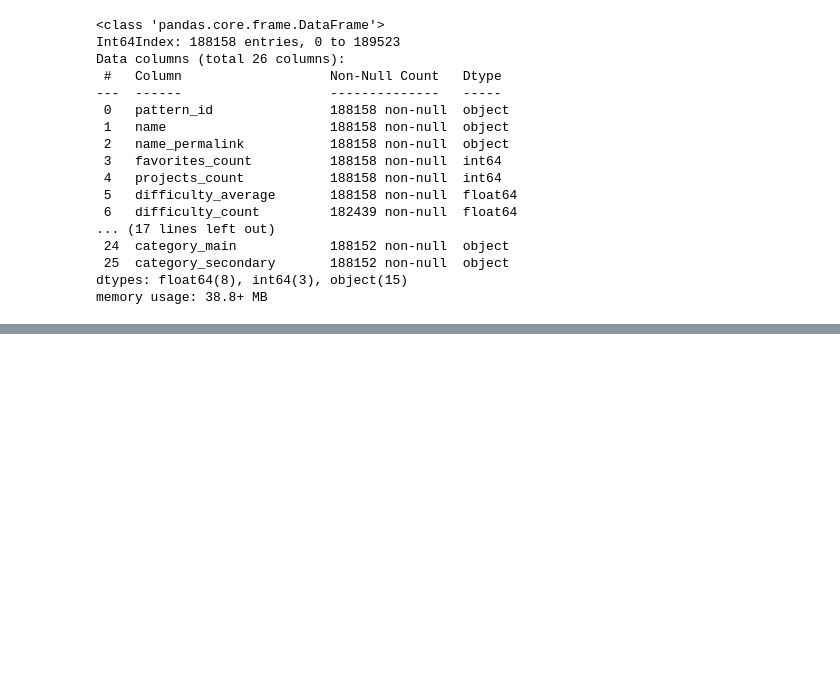
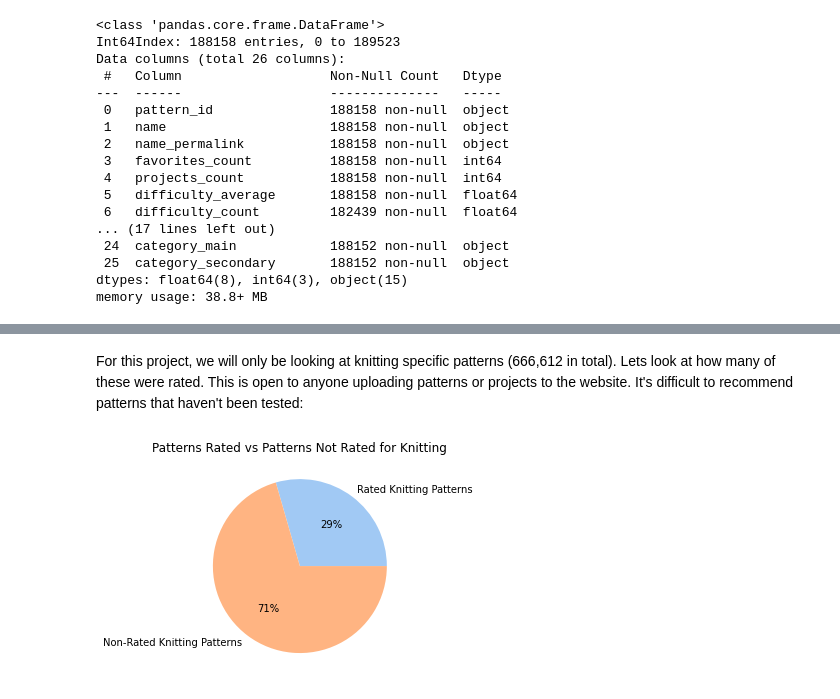
Before and after one commit to LilaKelland/Ravelry-Recommender-Engine, a Jupyter notebook: 1.1-exploratory-data-analysis.ipynb, the cells around one changed output, grey strips where cells are left out. Cells and saved outputs as stored; diff of their text form; code cells hidden in the pictures; blank space fills up the shorter version.

```diff
--- a/1.1-exploratory-data-analysis.ipynb
+++ b/1.1-exploratory-data-analysis.ipynb
@@ -179,0 +107,12 @@ users_with_avatar = 712601
+# %% [markdown]
+For this project, we will only be looking at knitting specific patterns (666,612 in total).  Lets look at how many of these were rated.  This is open to anyone uploading patterns or projects to the website.  It's difficult to recommend patterns that haven't been tested:
+# %%
+# Plot knitting by rated/ unrated
+data = [knitting_patterns-knitting_rated_unrated, knitting_rated_unrated]
+labels = ['Rated Knitting Patterns', 'Non-Rated Knitting Patterns']
+
+plt.pie(data, labels = labels,  colors= colors, autopct='%.0f%%')
+plt.title('Patterns Rated vs Patterns Not Rated for Knitting')
+plt.show()
+# %% [output]
+[figure, added]
```
Also changed, not shown: parts of 102 cells of this notebook, 6 other files.
